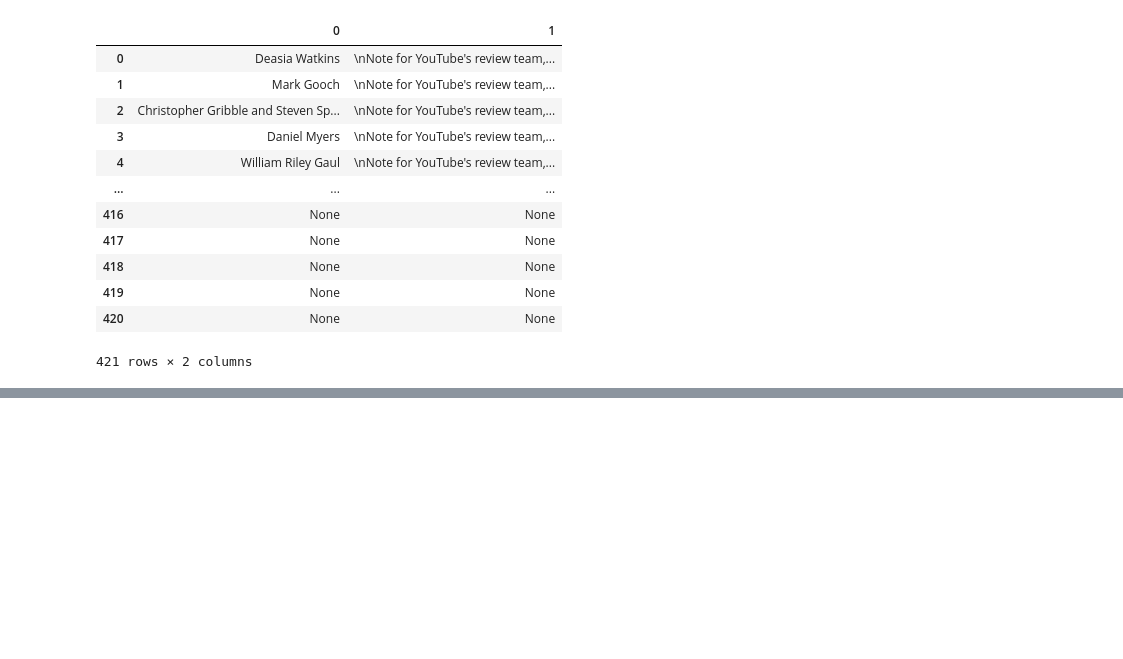
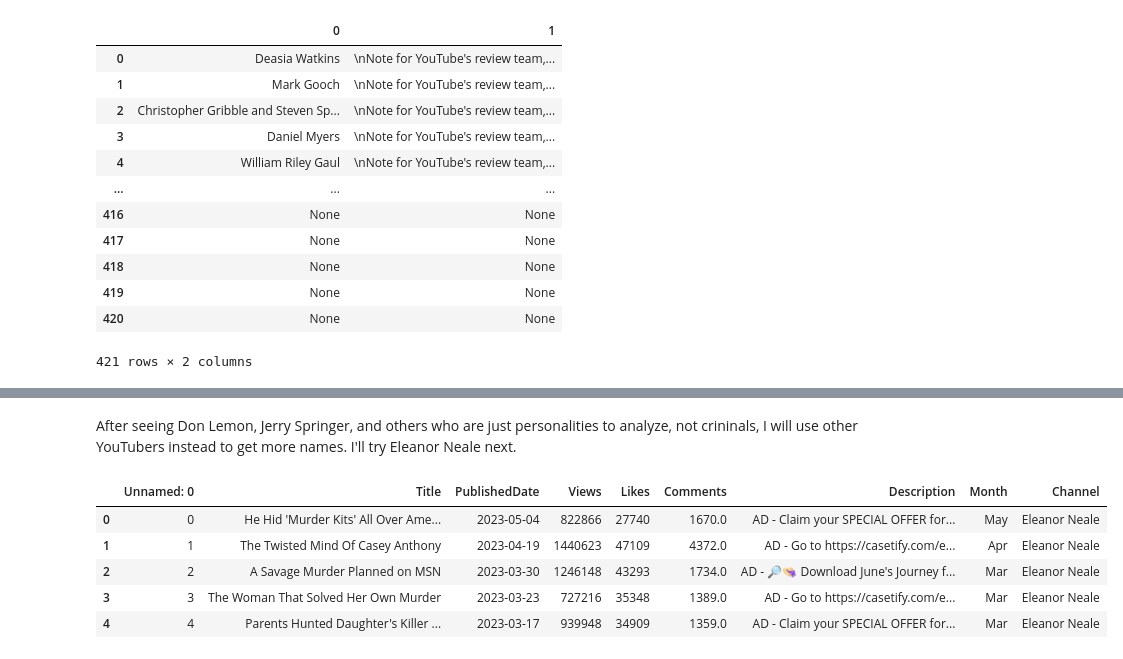
Before and after one commit to mhapich/trueCrime, a Jupyter notebook: videoNLP.ipynb, the cells around one changed output, grey strips where cells are left out. Drawn from its saved outputs; the diff is of its cells as text; code cells hidden in the pictures; blank space fills up the shorter version.

```diff
--- a/videoNLP.ipynb
+++ b/videoNLP.ipynb
@@ -142,0 +392,11 @@ Name: 0, dtype: object
+# %% [markdown]
+After seeing Don Lemon, Jerry Springer, and others who are just personalities to analyze, not crininals, I will use other YouTubers instead to get more names.  I'll try Eleanor Neale next.
+# %%
+eleanor.head()
+# %% [output]
+|  | Unnamed: 0 | Title | PublishedDate | Views | Likes | Comments | Description | Month | Channel |
+| 0 | 0 | He Hid 'Murder Kits' All Over Ame... | 2023-05-04 | 822866 | 27740 | 1670.0 | AD - Claim your SPECIAL OFFER for... | May | Eleanor Neale |
+| 1 | 1 | The Twisted Mind Of Casey Anthony | 2023-04-19 | 1440623 | 47109 | 4372.0 | AD - Go to https://casetify.com/e... | Apr | Eleanor Neale |
+| 2 | 2 | A Savage Murder Planned on MSN | 2023-03-30 | 1246148 | 43293 | 1734.0 | AD - 🔎👒 Download June's Journey f... | Mar | Eleanor Neale |
+| 3 | 3 | The Woman That Solved Her Own Murder | 2023-03-23 | 727216 | 35348 | 1389.0 | AD - Go to https://casetify.com/e... | Mar | Eleanor Neale |
+| 4 | 4 | Parents Hunted Daughter's Killer ... | 2023-03-17 | 939948 | 34909 | 1359.0 | AD - Claim your SPECIAL OFFER for... | Mar | Eleanor Neale |
```
Also changed, not shown: parts of 61 cells of this notebook.
